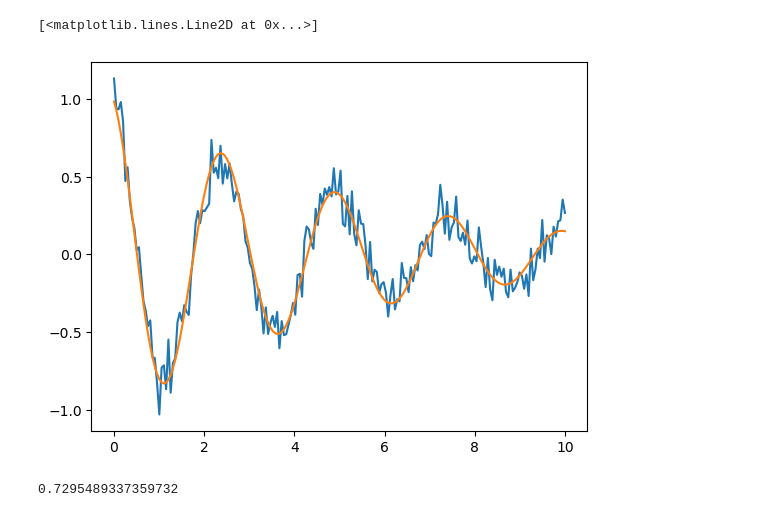
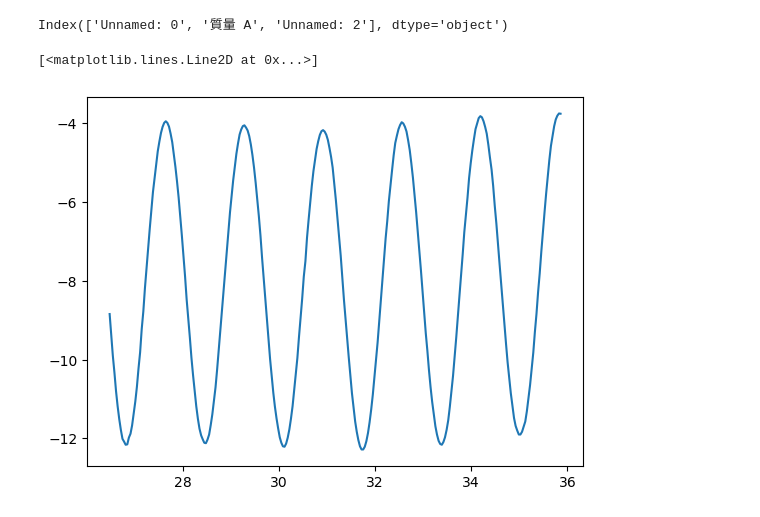
Before and after one commit to arthurlin0722/jlab, a Jupyter notebook: Arthur/best_pendulum/fitting_omega.ipynb, the cells around one changed output. Cells and saved outputs as stored; diff of their text form; code cells hidden in the pictures.

```diff
--- a/Arthur/best_pendulum/fitting_omega.ipynb
+++ b/Arthur/best_pendulum/fitting_omega.ipynb
@@ -57,10 +19,0 @@ def run_fit(x,  y, xerr=None, yerr=None, model= None, guess=None):
-# %%
-def generate_damped_oscillator(t, A=1.0, gamma=0.1, omega2=2.0, phi=0.0, noise_std=0.05):
-    clean = A * np.exp(-gamma * t) * np.cos(np.sqrt(omega2-gamma**2) * t + phi)
-    noise = np.random.normal(0, noise_std, size=len(t))
-    return clean + noise
-
-# Example usage
-np.random.seed(0)  # for reproducibility
-t = np.linspace(0, 10, 200)
-x = generate_damped_oscillator(t, A=1.0, gamma=0.2, omega2=2*np.pi, phi=0.3, noise_std=0.1)
@@ -73,10 +20,15 @@ print(dict["output"].beta, dict["output"].sd_beta)
-# %%
-plt.plot(t, x)
-plt.plot(t, damped_osc_odr(dict["output"].beta, t))
-# %% [output]
-[<matplotlib.lines.Line2D at 0x...>]
-[figure, removed]
-# %%
-print(dict["reduced_chi2"])
-# %% [output]
-0.7295489337359732
+# %%
+df = pd.read_csv('65_200.csv')
+# %%
+df.keys()
+# %% [output]
+Index(['Unnamed: 0', '質量 A', 'Unnamed: 2'], dtype='object')
+# %%
+ts = np.array([float(t) for t in df['Unnamed: 0'][1:]])
+xs = np.array([float(x) for x in df['質量 A'][1:] ])
+xerr = 0.25/2*np.ones(xs.shape[0])
+# %%
+plt.plot(ts,xs)
+# %% [output]
+[<matplotlib.lines.Line2D at 0x...>]
+[figure, added]
```
Also changed, not shown: parts of 7 cells of this notebook, 1 other file.
